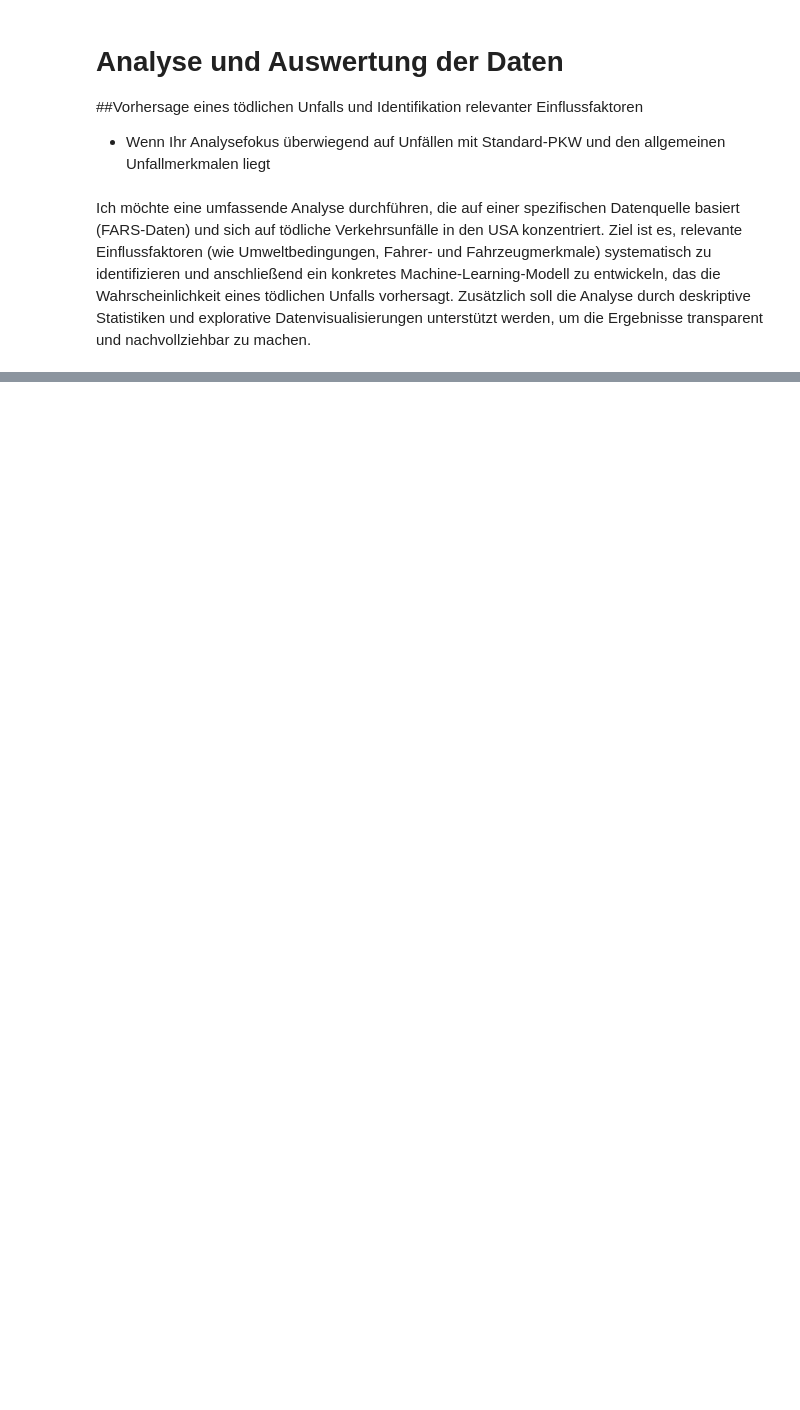
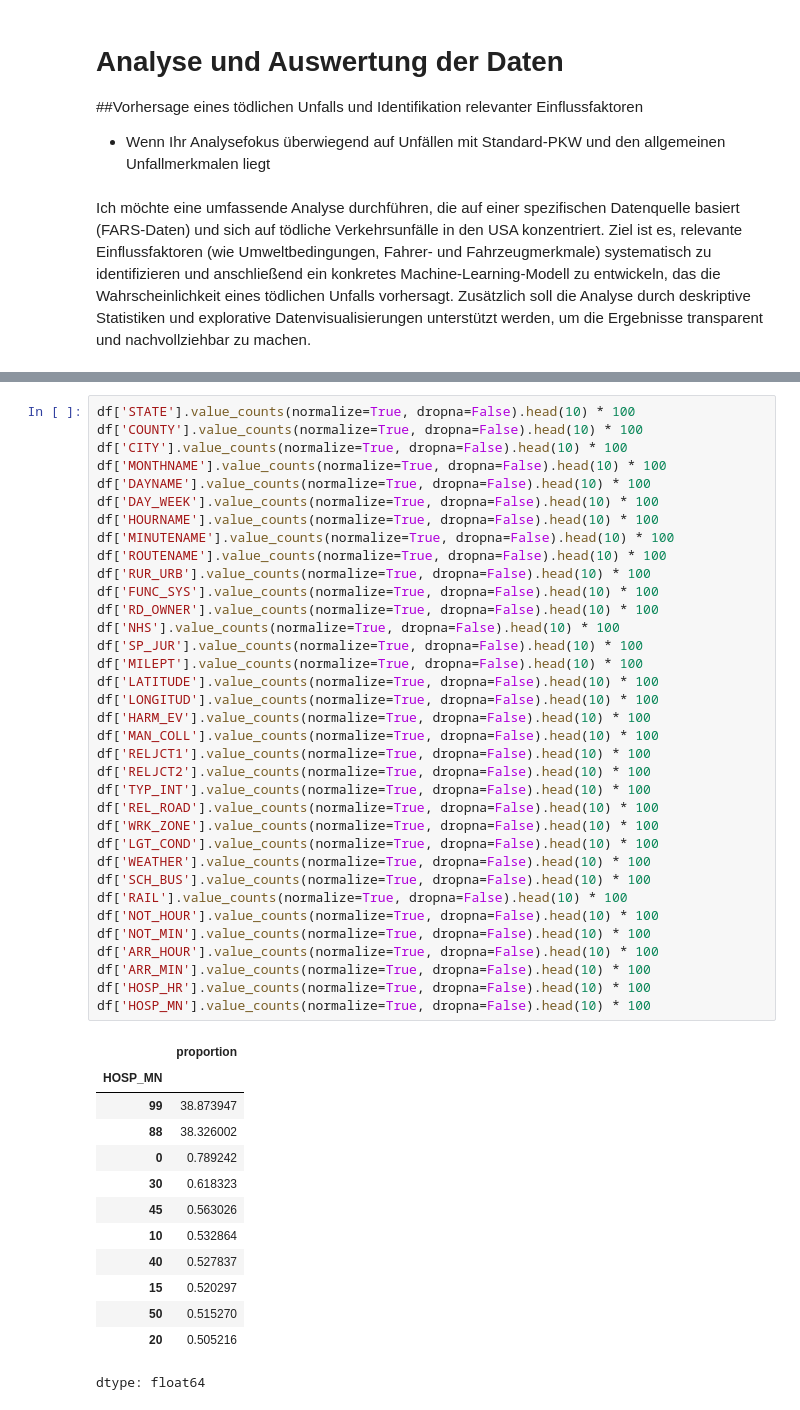
Before and after one commit to raphaelkach/Unfall_Data_Exploration_Project, a Jupyter notebook: DataExploration.ipynb, the cells around one changed output, grey strips where cells are left out. Saved outputs shown, nothing was run; the diff lists cells and outputs as text; blank space fills up the shorter version.

```diff
--- a/DataExploration.ipynb
+++ b/DataExploration.ipynb
@@ -751,0 +697,49 @@ Index(['STATENAME', 'ST_CASE', 'PEDS', 'PERNOTMVIT', 'VE_TOTAL', 'VE_FORMS',
+# %%
+df['STATE'].value_counts(normalize=True, dropna=False).head(10) * 100
+df['COUNTY'].value_counts(normalize=True, dropna=False).head(10) * 100
+df['CITY'].value_counts(normalize=True, dropna=False).head(10) * 100
+df['MONTHNAME'].value_counts(normalize=True, dropna=False).head(10) * 100
+df['DAYNAME'].value_counts(normalize=True, dropna=False).head(10) * 100
+df['DAY_WEEK'].value_counts(normalize=True, dropna=False).head(10) * 100
+df['HOURNAME'].value_counts(normalize=True, dropna=False).head(10) * 100
+df['MINUTENAME'].value_counts(normalize=True, dropna=False).head(10) * 100
+df['ROUTENAME'].value_counts(normalize=True, dropna=False).head(10) * 100
+df['RUR_URB'].value_counts(normalize=True, dropna=False).head(10) * 100
+df['FUNC_SYS'].value_counts(normalize=True, dropna=False).head(10) * 100
+df['RD_OWNER'].value_counts(normalize=True, dropna=False).head(10) * 100
+df['NHS'].value_counts(normalize=True, dropna=False).head(10) * 100
+df['SP_JUR'].value_counts(normalize=True, dropna=False).head(10) * 100
+df['MILEPT'].value_counts(normalize=True, dropna=False).head(10) * 100
+df['LATITUDE'].value_counts(normalize=True, dropna=False).head(10) * 100
+df['LONGITUD'].value_counts(normalize=True, dropna=False).head(10) * 100
+df['HARM_EV'].value_counts(normalize=True, dropna=False).head(10) * 100
+df['MAN_COLL'].value_counts(normalize=True, dropna=False).head(10) * 100
+df['RELJCT1'].value_counts(normalize=True, dropna=False).head(10) * 100
+df['RELJCT2'].value_counts(normalize=True, dropna=False).head(10) * 100
+df['TYP_INT'].value_counts(normalize=True, dropna=False).head(10) * 100
+df['REL_ROAD'].value_counts(normalize=True, dropna=False).head(10) * 100
+df['WRK_ZONE'].value_counts(normalize=True, dropna=False).head(10) * 100
+df['LGT_COND'].value_counts(normalize=True, dropna=False).head(10) * 100
+df['WEATHER'].value_counts(normalize=True, dropna=False).head(10) * 100
+df['SCH_BUS'].value_counts(normalize=True, dropna=False).head(10) * 100
+df['RAIL'].value_counts(normalize=True, dropna=False).head(10) * 100
+df['NOT_HOUR'].value_counts(normalize=True, dropna=False).head(10) * 100
+df['NOT_MIN'].value_counts(normalize=True, dropna=False).head(10) * 100
+df['ARR_HOUR'].value_counts(normalize=True, dropna=False).head(10) * 100
+df['ARR_MIN'].value_counts(normalize=True, dropna=False).head(10) * 100
+df['HOSP_HR'].value_counts(normalize=True, dropna=False).head(10) * 100
+df['HOSP_MN'].value_counts(normalize=True, dropna=False).head(10) * 100
+# %% [output]
+|  | proportion |
+| HOSP_MN |  |
+| 99 | 38.873947 |
+| 88 | 38.326002 |
+| 0 | 0.789242 |
+| 30 | 0.618323 |
+| 45 | 0.563026 |
+| 10 | 0.532864 |
+| 40 | 0.527837 |
+| 15 | 0.520297 |
+| 50 | 0.515270 |
+| 20 | 0.505216 |
+dtype: float64
```
Also changed, not shown: parts of 29 cells of this notebook.
